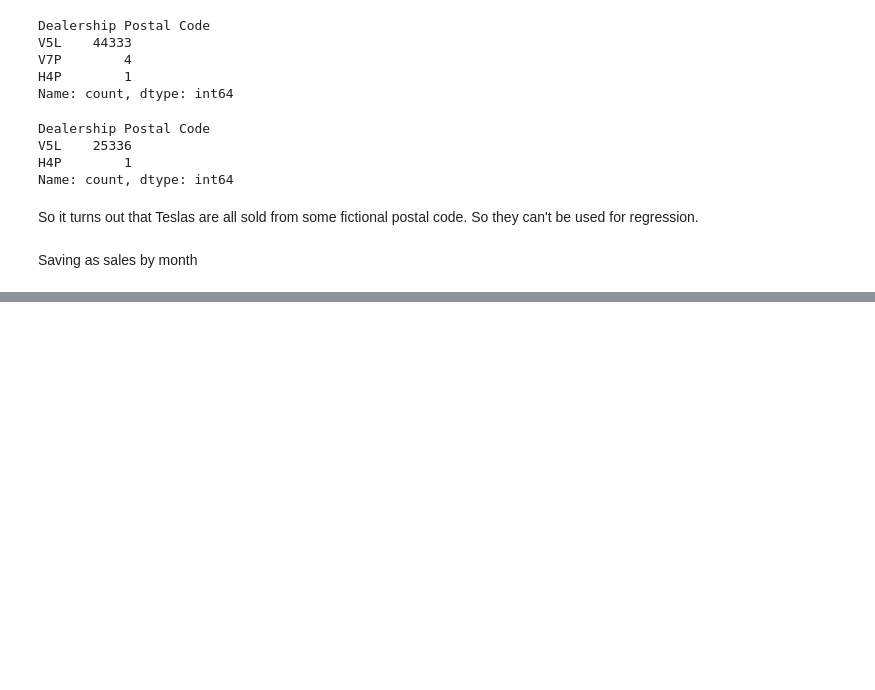
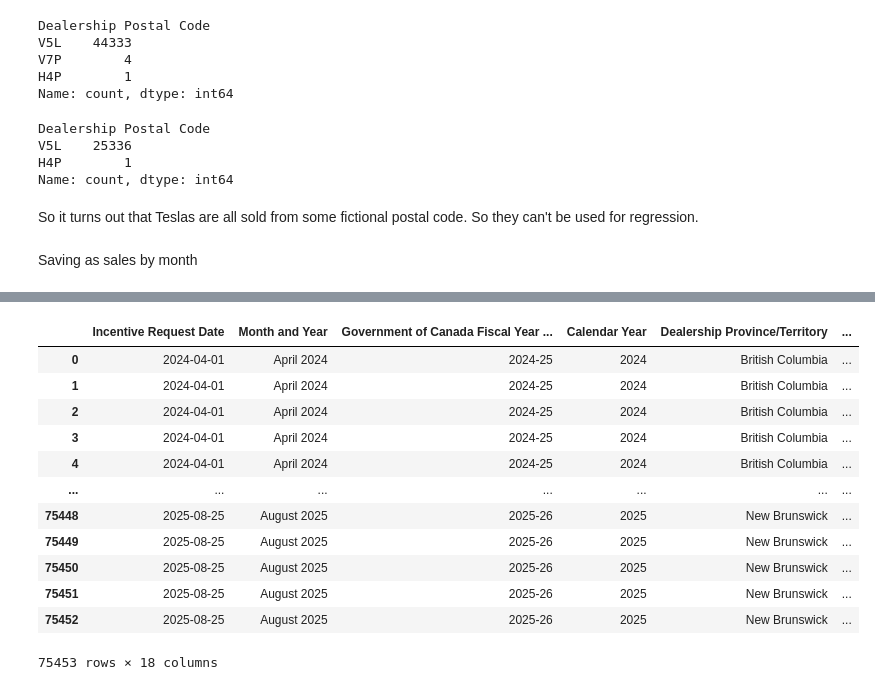
Before and after one commit to AndreMwendwa/AutoTraderCorrect, a Jupyter notebook: izev_analysis.ipynb, the cells around one changed output, grey strips where cells are left out. Cells and saved outputs as stored; diff of their text form; code cells hidden in the pictures; blank space fills up the shorter version.

```diff
--- a/izev_analysis.ipynb
+++ b/izev_analysis.ipynb
@@ -172,0 +214,27 @@ data_2019_23_filtered.to_csv('izev_data\\izev_tesla_purchases_2021-01_to_2024-03
+# %%
+data_2024_25['Incentive Request Date'] = pd.to_datetime(data_2024_25['Incentive Request Date'], errors='coerce')
+
+purchase_condition = (data_2024_25['Purchase or Lease'] == 'Purchase')
+tesla_condition = (data_2024_25['Vehicle Make'] == 'Tesla')
+model_year_condition = ((data_2024_25['Vehicle Year'] >= 2021) & (data_2024_25['Vehicle Year'] <= 2024))
+# period_condition = (data_2024_25['Incentive Request Date'] >= '2021-01-01') & (data_2024_25['Incentive Request Date'] <= '2024-03-31')
+# period_condition = (data_2024_25['Incentive Request Date'] <= '2024-03-31')
+na_condition = data_2024_25['Vehicle Model'].notna()
+bev_condition = data_2024_25['Battery/Electric Range Criteria Pre/Since 2022-04-25'] == 'BEV'
+
+data_2024_25_filtered = data_2024_25[purchase_condition & model_year_condition & na_condition & bev_condition].reset_index(drop=True)
+data_2024_25_filtered
+# %% [output]
+|  | Incentive Request Date | Month and Year | Government of Canada Fiscal Year ... | Calendar Year | Dealership Province/Territory | ... |
+| 0 | 2024-04-01 | April 2024 | 2024-25 | 2024 | British Columbia | ... |
+| 1 | 2024-04-01 | April 2024 | 2024-25 | 2024 | British Columbia | ... |
+| 2 | 2024-04-01 | April 2024 | 2024-25 | 2024 | British Columbia | ... |
+| 3 | 2024-04-01 | April 2024 | 2024-25 | 2024 | British Columbia | ... |
+| 4 | 2024-04-01 | April 2024 | 2024-25 | 2024 | British Columbia | ... |
+| ... | ... | ... | ... | ... | ... | ... |
+| 75448 | 2025-08-25 | August 2025 | 2025-26 | 2025 | New Brunswick | ... |
+| 75449 | 2025-08-25 | August 2025 | 2025-26 | 2025 | New Brunswick | ... |
+| 75450 | 2025-08-25 | August 2025 | 2025-26 | 2025 | New Brunswick | ... |
+| 75451 | 2025-08-25 | August 2025 | 2025-26 | 2025 | New Brunswick | ... |
+| 75452 | 2025-08-25 | August 2025 | 2025-26 | 2025 | New Brunswick | ... |
+75453 rows × 18 columns
```
Also changed, not shown: parts of 16 cells of this notebook.
